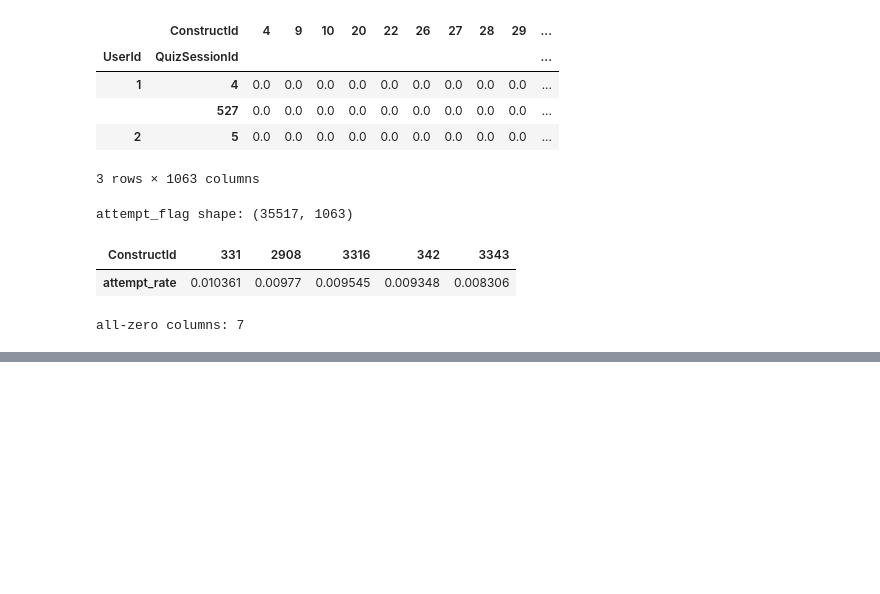
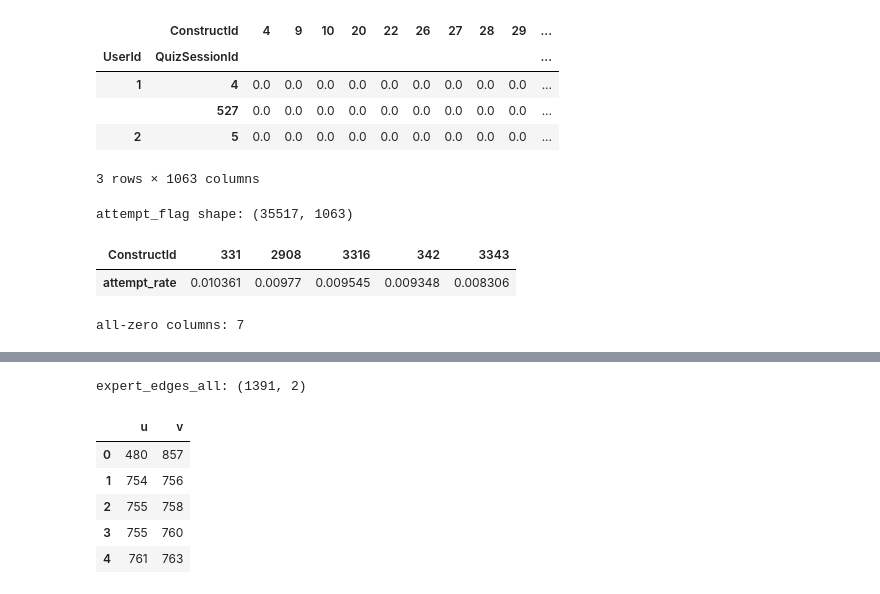
Before and after one commit to jhkimon/awesome-causal-inference-python, a Jupyter notebook: book/scm/causal_discovery.ipynb, the cells around one changed output, grey strips where cells are left out. Cells and saved outputs as stored; diff of their text form; code cells hidden in the pictures; blank space fills up the shorter version.

```diff
--- a/book/scm/causal_discovery.ipynb
+++ b/book/scm/causal_discovery.ipynb
@@ -263,0 +265,32 @@ Expert nodes (all): 3279
+# %%
+# Expert edge 테이블: u → v
+rows = []
+for _, row in expert.iterrows():
+    v = pd.to_numeric(row["ConstructId"], errors="coerce")
+    if pd.isna(v):
+        continue
+    v = int(v)
+
+    prereq_raw = str(row["PrerequisiteConstructIds"]) if pd.notna(row["PrerequisiteConstructIds"]) else ""
+    tokens = prereq_raw.replace(",", "|").split("|")
+    for t in tokens:
+        t = t.strip()
+        if not t:
+            continue
+        u = pd.to_numeric(t, errors="coerce")
+        if pd.isna(u):
+            continue
+        u = int(u)
+        rows.append((u, v))
+
+expert_edges_all = pd.DataFrame(rows, columns=["u", "v"]).drop_duplicates()
+print("expert_edges_all:", expert_edges_all.shape)
+display(expert_edges_all.head())
+# %% [output]
+expert_edges_all: (1391, 2)
+|  | u | v |
+| 0 | 480 | 857 |
+| 1 | 754 | 756 |
+| 2 | 755 | 758 |
+| 3 | 755 | 760 |
+| 4 | 761 | 763 |
```
Also changed, not shown: parts of 15 cells of this notebook.
